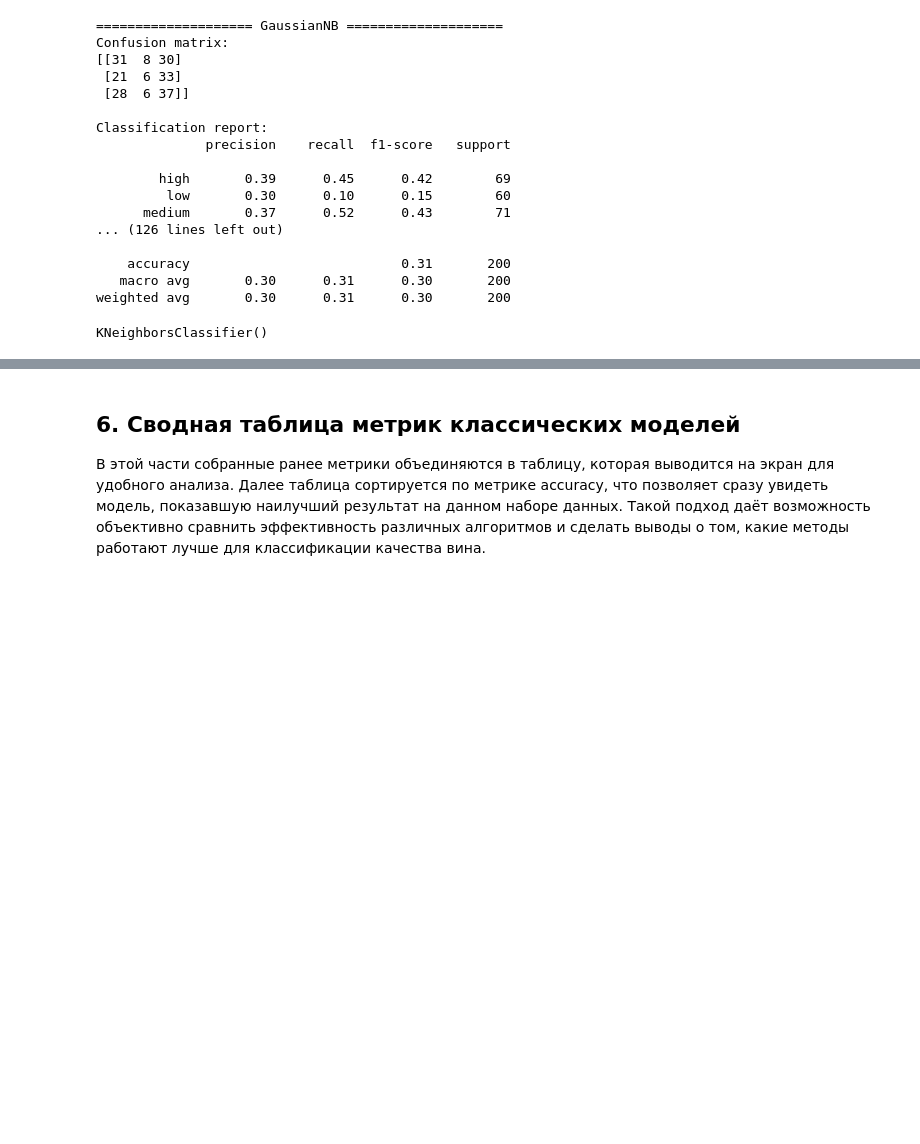
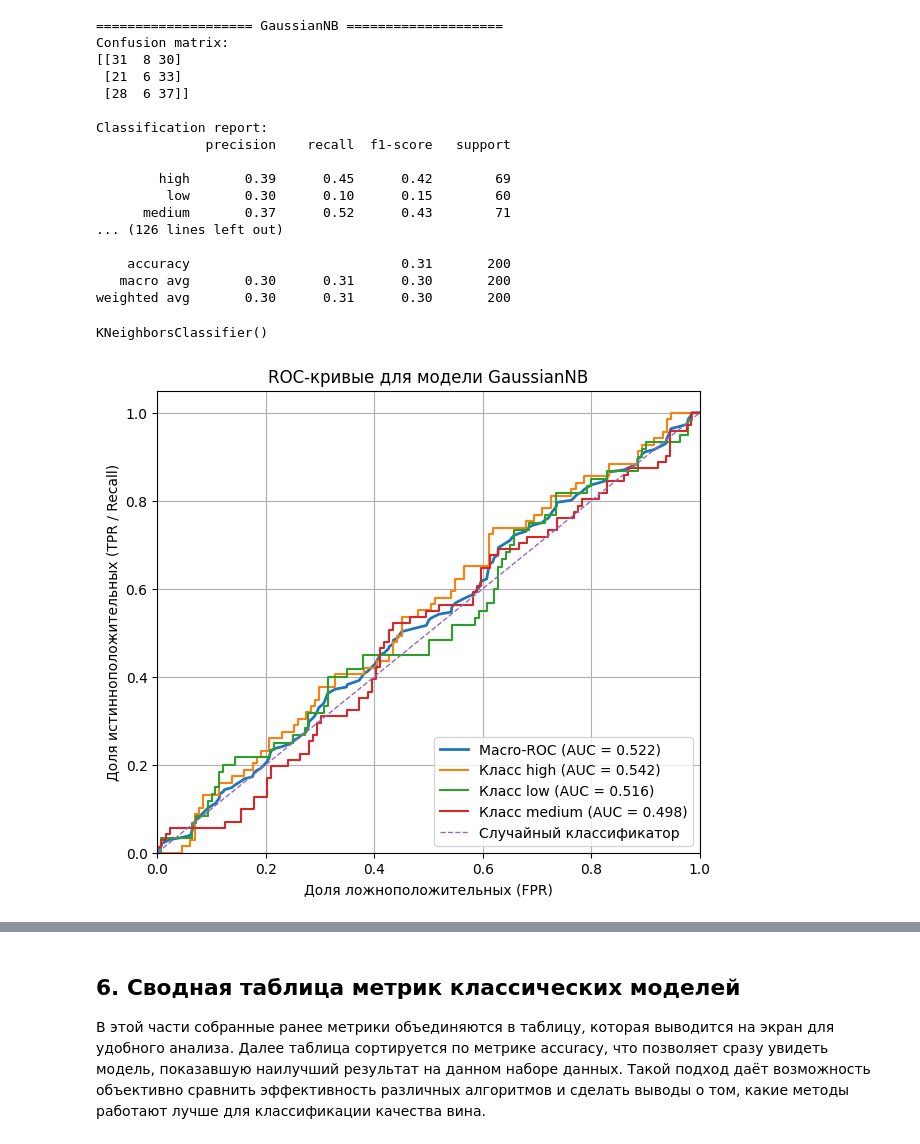
Before and after one commit to Kira-Lobunko/MO_laba_3, a Jupyter notebook: laba3.ipynb, the cells around one changed output, grey strips where cells are left out. Saved outputs shown, nothing was run; the diff lists cells and outputs as text; code cells hidden in the pictures; blank space fills up the shorter version.

```diff
--- a/laba3.ipynb
+++ b/laba3.ipynb
@@ -302,3 +296,87 @@ Classification report:
    macro avg       0.30      0.31      0.30       200
 weighted avg       0.30      0.31      0.30       200
 KNeighborsClassifier()
+# %%
+# ROC-кривые для каждой модели (многоклассовый случай, схема one-vs-rest)
+
+# Количество классов
+n_classes = len(label_encoder.classes_)
+
+# Бинаризация целевых меток (one-hot) для расчёта ROC
+y_test_bin = to_categorical(y_test, num_classes=n_classes)
+
+# Список моделей и соответствующих признаков, на которых они обучались
+roc_models = [
+    ("GaussianNB", gnb, X_test_scaled),      # обучался на масштабированных данных
+    ("MultinomialNB", mnb, X_test),         # обучался на исходных признаках
+    ("ComplementNB", cnb, X_test),          # обучался на исходных признаках
+    ("BernoulliNB", bnb, X_test_bin),       # обучался на бинаризованных признаках
+    ("DecisionTree", dt, X_test),           # обучался на исходных признаках
+    ("LDA", lda, X_test_scaled),            # обучался на масштабированных данных
+    ("SVM (RBF kernel)", svm_clf, X_test_scaled),  # обучался на масштабированных данных
+    ("KNN (k=5)", knn, X_test_scaled)       # обучался на масштабированных данных
+]
+
+for model_name, model, X_test_for_model in roc_models:
+    # Проверяем, умеет ли модель возвращать вероятности
+    if not hasattr(model, "predict_proba"):
+        print(f"\nМодель {model_name} не поддерживает predict_proba, ROC-кривая не строится.")
+        continue
+
+    # Получаем вероятности принадлежности к каждому классу
+    y_score = model.predict_proba(X_test_for_model)
+
+    # Словари с FPR, TPR и AUC для каждого класса
+    fpr = {}
+    tpr = {}
+    roc_auc = {}
+
+    for i in range(n_classes):
+        fpr[i], tpr[i], _ = roc_curve(y_test_bin[:, i], y_score[:, i])
+        roc_auc[i] = auc(fpr[i], tpr[i])
+
+    # Macro-average ROC: усредняем кривые всех классов
+    all_fpr = np.unique(
+        np.concatenate([fpr[i] for i in range(n_classes)])
+    )
+
+    mean_tpr = np.zeros_like(all_fpr)
+    for i in range(n_classes):
+        mean_tpr += np.interp(all_fpr, fpr[i], tpr[i])
+
+    mean_tpr /= n_classes
+    macro_auc = auc(all_fpr, mean_tpr)
+
+    # Рисуем график для текущей модели
+    plt.figure(figsize=(7, 6))
+
+    # Macro-average ROC
+    plt.plot(
+        all_fpr,
+        mean_tpr,
+        label=f"Macro-ROC (AUC = {macro_auc:.3f})",
+        linewidth=2
+    )
+
+    # ROC-кривые по каждому классу
+    for i in range(n_classes):
+        plt.plot(
+            fpr[i],
+            tpr[i],
+            linewidth=1.5,
+            label=f"Класс {label_encoder.classes_[i]} (AUC = {roc_auc[i]:.3f})"
+        )
+
+    # Линия случайного классификатора
+    plt.plot([0, 1], [0, 1], linestyle="--", linewidth=1, label="Случайный классификатор")
+
+    plt.xlim([0.0, 1.0])
+    plt.ylim([0.0, 1.05])
+    plt.xlabel("Доля ложноположительных (FPR)")
+    plt.ylabel("Доля истинноположительных (TPR / Recall)")
+    plt.title(f"ROC-кривые для модели {model_name}")
+    plt.legend(loc="lower right")
+    plt.grid(True)
+    plt.show()
+# %% [output]
+[figure, added]
```
Also changed, not shown: parts of 9 cells of this notebook, 2 other files.
